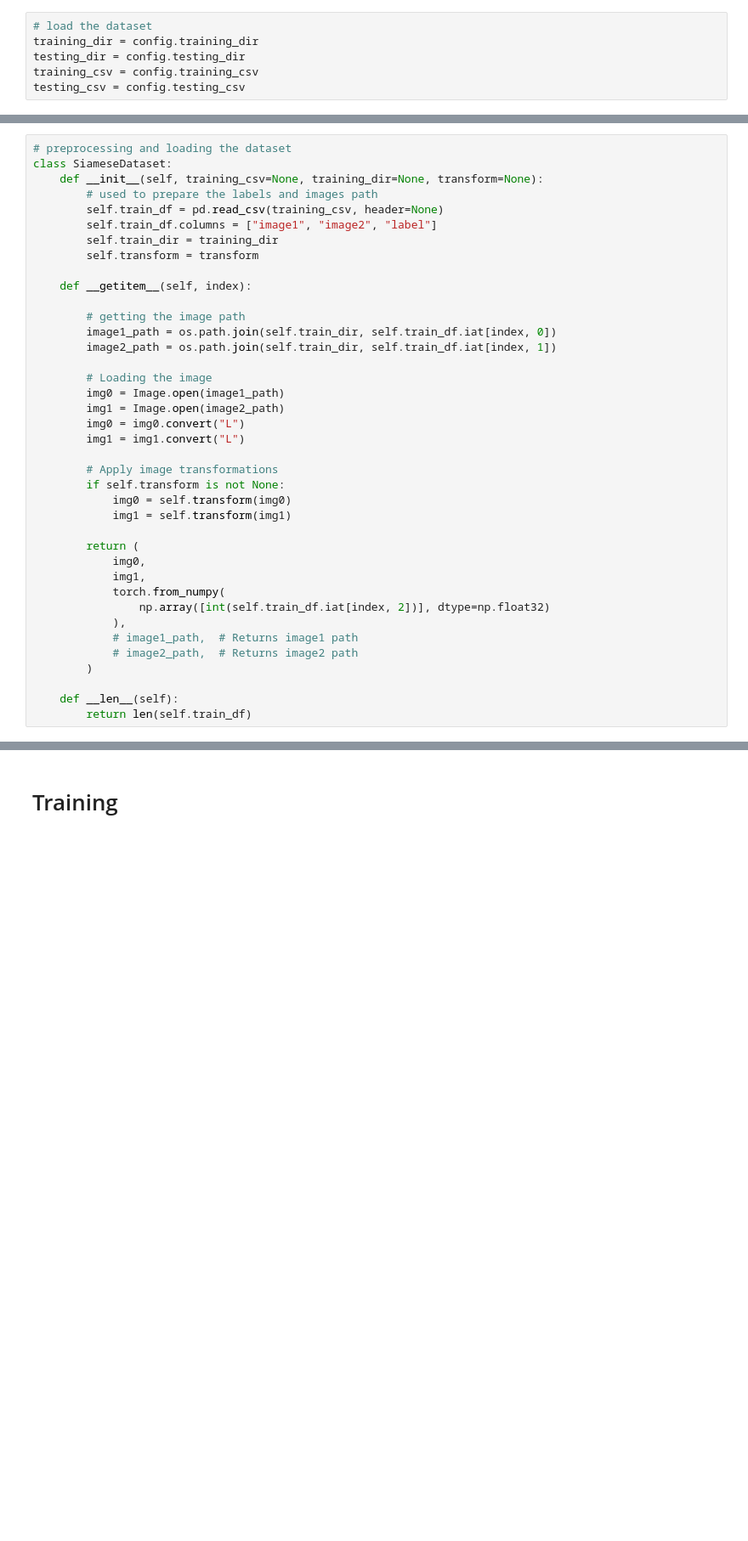
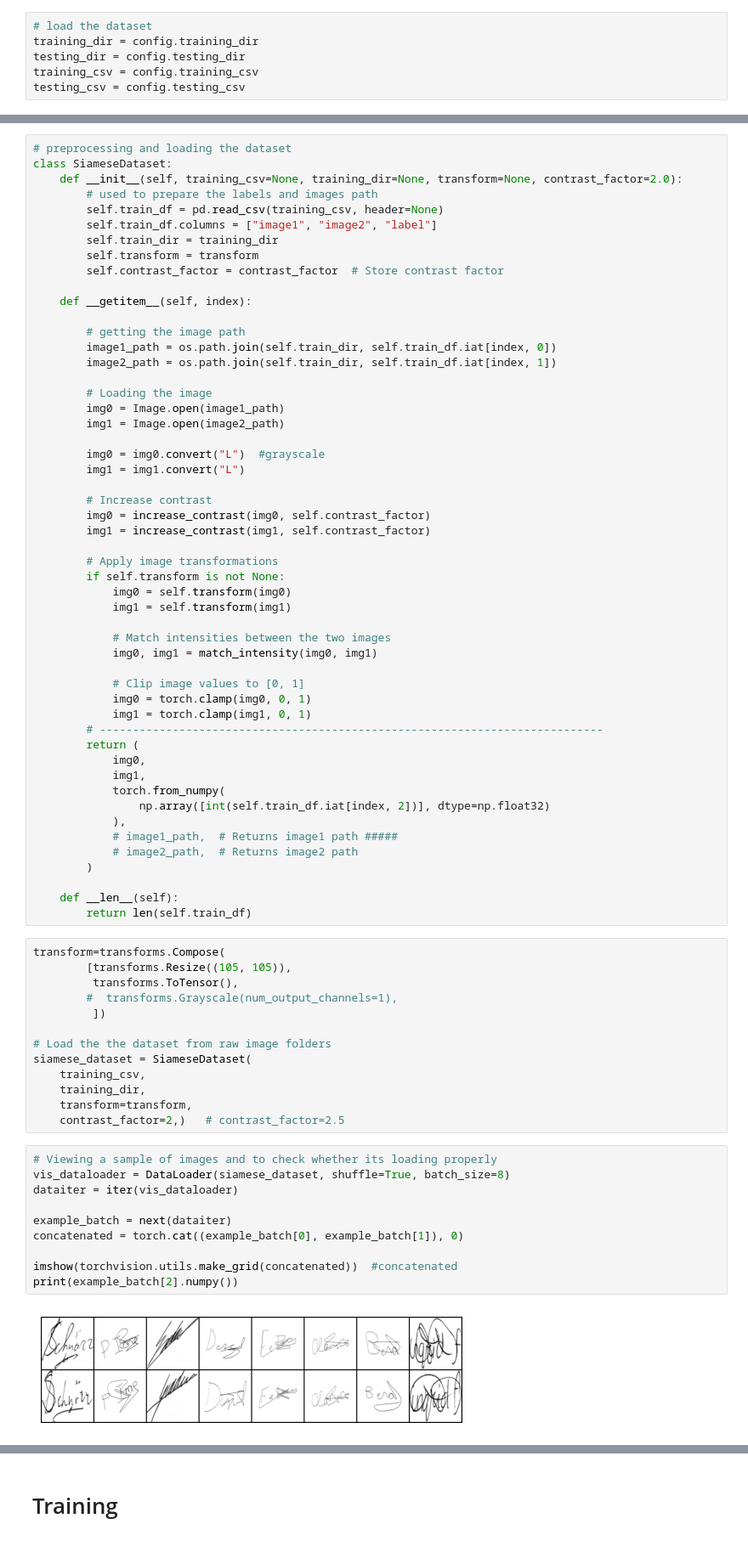
Before and after one commit to Alii-Mir/Deep-Signature-Verification, a Jupyter notebook: siamese-net/train-test.ipynb, the cells around one changed output, grey strips where cells are left out. Shown: that part at 85% size. Drawn from its saved outputs; the diff is of its cells as text; blank space fills up the shorter version.

```diff
--- a/siamese-net/train-test.ipynb
+++ b/siamese-net/train-test.ipynb
@@ -38,12 +90,13 @@ ___
 # %%
 # preprocessing and loading the dataset
 class SiameseDataset:
-    def __init__(self, training_csv=None, training_dir=None, transform=None):
+    def __init__(self, training_csv=None, training_dir=None, transform=None, contrast_factor=2.0):
         # used to prepare the labels and images path
         self.train_df = pd.read_csv(training_csv, header=None)
         self.train_df.columns = ["image1", "image2", "label"]
         self.train_dir = training_dir
         self.transform = transform
+        self.contrast_factor = contrast_factor  # Store contrast factor
 
     def __getitem__(self, index):
 
@@ -54,23 +107,60 @@ class SiameseDataset:
         # Loading the image
         img0 = Image.open(image1_path)
         img1 = Image.open(image2_path)
-        img0 = img0.convert("L")
+
+        img0 = img0.convert("L")  #grayscale
         img1 = img1.convert("L")
+
+        # Increase contrast
+        img0 = increase_contrast(img0, self.contrast_factor)
+        img1 = increase_contrast(img1, self.contrast_factor)
 
         # Apply image transformations
         if self.transform is not None:
             img0 = self.transform(img0)
             img1 = self.transform(img1)
 
+            # Match intensities between the two images
+            img0, img1 = match_intensity(img0, img1)
+
+            # Clip image values to [0, 1]
+            img0 = torch.clamp(img0, 0, 1)
+            img1 = torch.clamp(img1, 0, 1)
+        # ----------------------------------------------------------------------------
         return (
             img0,
             img1,
             torch.from_numpy(
                 np.array([int(self.train_df.iat[index, 2])], dtype=np.float32)
             ),
-            # image1_path,  # Returns image1 path
+            # image1_path,  # Returns image1 path #####
             # image2_path,  # Returns image2 path
         )
 
     def __len__(self):
         return len(self.train_df)
+# %%
+transform=transforms.Compose(
+        [transforms.Resize((105, 105)),
+         transforms.ToTensor(),
+        #  transforms.Grayscale(num_output_channels=1),
+         ])
+
+# Load the the dataset from raw image folders
+siamese_dataset = SiameseDataset(
+    training_csv,
+    training_dir,
+    transform=transform,
+    contrast_factor=2,)   # contrast_factor=2.5
+# %%
+# Viewing a sample of images and to check whether its loading properly
+vis_dataloader = DataLoader(siamese_dataset, shuffle=True, batch_size=8)
+dataiter = iter(vis_dataloader)
+
+example_batch = next(dataiter)
+concatenated = torch.cat((example_batch[0], example_batch[1]), 0)
+
+imshow(torchvision.utils.make_grid(concatenated))  #concatenated
+print(example_batch[2].numpy())
+# %% [output]
+[figure, added]
```
Also changed, not shown: parts of 22 cells of this notebook, 2 other files.
